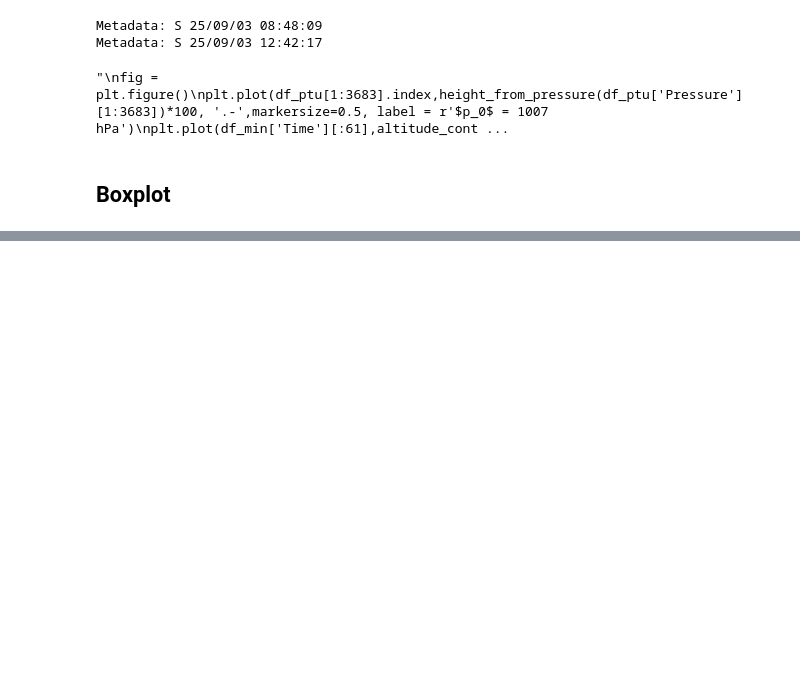
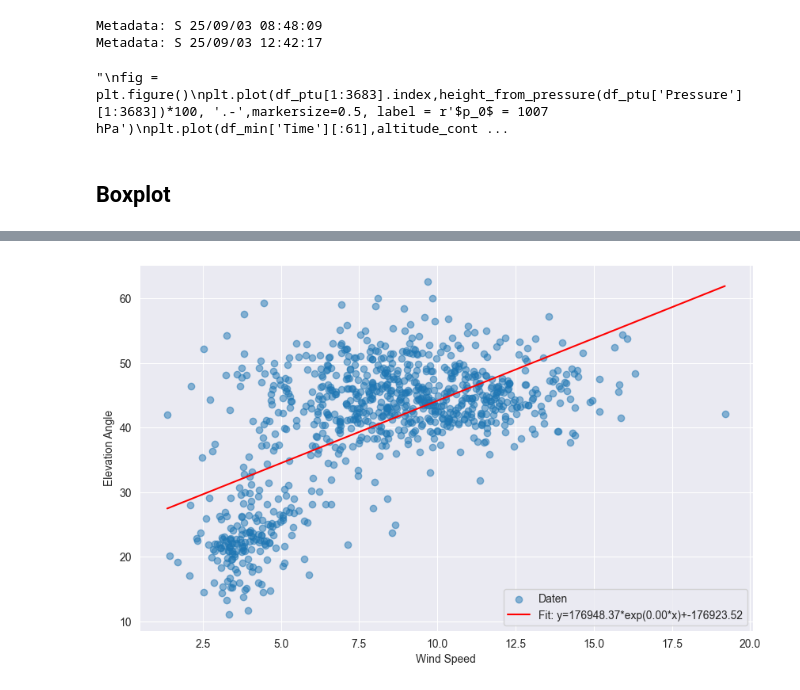
Before and after one commit to begumaltikulac/semikite, a Jupyter notebook: src/Data_Analysis/Correlation_angle_winspeed.ipynb, the cells around one changed output, grey strips where cells are left out. Saved outputs shown, nothing was run; the diff lists cells and outputs as text; code cells hidden in the pictures; blank space fills up the shorter version.

```diff
--- a/src/Data_Analysis/Correlation_angle_winspeed.ipynb
+++ b/src/Data_Analysis/Correlation_angle_winspeed.ipynb
@@ -380,0 +503,39 @@ ModuleNotFoundError: No module named 'sklearn'
+# %%
+import numpy as np
+import matplotlib.pyplot as plt
+from scipy.optimize import curve_fit
+
+# Beispiel: Daten (x = Wind Speed, y = Elevation Angle)
+# Hier musst du deine echten Datenarrays einfügen!
+x_data = df_all['wind_speed'].to_numpy()  # Wind Speed
+y_data = df_all['elevation'].to_numpy()  # Elevation Angle
+
+# Exponentielle Funktion definieren
+def exp_func(x, a, b, c):
+    return a * np.exp(b * x) + c
+
+# x_data und y_data bereinigen: NaN / Inf entfernen
+mask = np.isfinite(x_data) & np.isfinite(y_data)
+x_clean = x_data[mask]
+y_clean = y_data[mask]
+
+# Curve Fit
+#params, covariance = curve_fit(exp_func, x_clean, y_clean, p0=(1, 0.1, 1))
+params, covariance = curve_fit(exp_func, x_clean, y_clean, p0=(1, 0.01, np.mean(y_clean)), maxfev=10000)
+
+a, b, c = params
+
+# Fit-Kurve erstellen
+x_fit = np.linspace(min(x_data), max(x_data), 500)
+y_fit = exp_func(x_fit, a, b, c)
+
+# Plotten
+plt.figure(figsize=(10,6))
+plt.scatter(x_data, y_data, alpha=0.5, label="Daten")
+plt.plot(x_fit, y_fit, 'r-', label=f'Fit: y={a:.2f}*exp({b:.2f}*x)+{c:.2f}')
+plt.xlabel("Wind Speed")
+plt.ylabel("Elevation Angle")
+plt.legend()
+plt.show()
+# %% [output]
+[figure, added]
```
Also changed, not shown: parts of 15 cells of this notebook, 3 other files.
